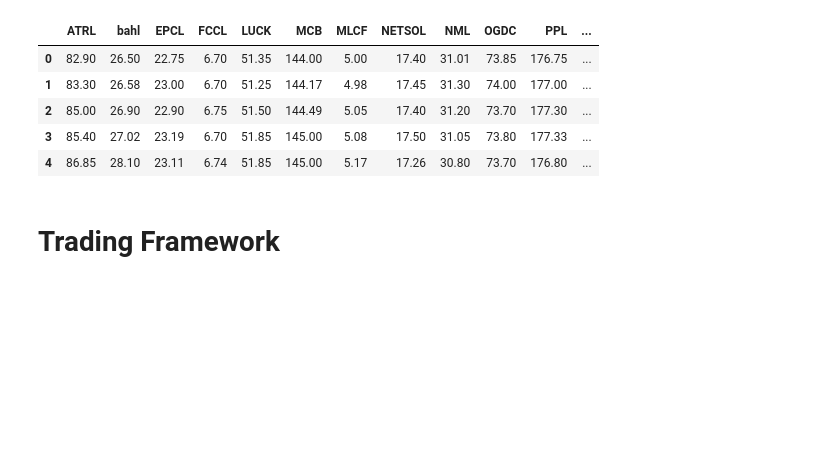
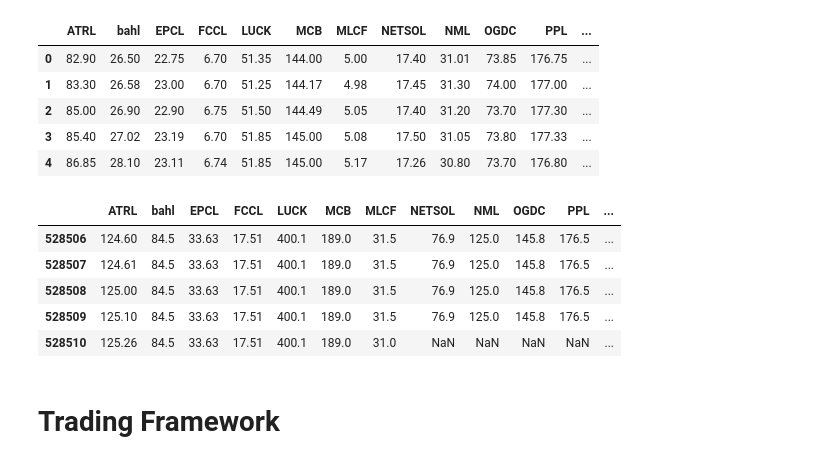
Before and after one commit to Syed-Sherjeel/PSX_Trading_Bot, a Jupyter notebook: Untitled.ipynb, the cells around one changed output. Cells and saved outputs as stored; diff of their text form; code cells hidden in the pictures; blank space fills up the shorter version.

```diff
--- a/Untitled.ipynb
+++ b/Untitled.ipynb
@@ -22,7 +22,8 @@ from sklearn.metrics import mean_squared_error,r2_score
 # %% [markdown]
 # Loading Data
 # %%
-df=pd.read_csv('../MPT Data/Combined.csv')
+#df=pd.read_csv('../MPT Data/Combined.csv')
+df=pd.read_csv('Combined.csv')
 df.drop(['TRADE_ENTRY_DATE','Unnamed: 0'],axis=1,inplace=True)
 for _,columns in enumerate(df):
     df[[columns]]=df[[columns]].astype('float')
@@ -36,6 +37,15 @@ df.head()
 | 2 | 85.00 | 26.90 | 22.90 | 6.75 | 51.50 | 144.49 | 5.05 | 17.40 | 31.20 | 73.70 | 177.30 | ... |
 | 3 | 85.40 | 27.02 | 23.19 | 6.70 | 51.85 | 145.00 | 5.08 | 17.50 | 31.05 | 73.80 | 177.33 | ... |
 | 4 | 86.85 | 28.10 | 23.11 | 6.74 | 51.85 | 145.00 | 5.17 | 17.26 | 30.80 | 73.70 | 176.80 | ... |
+# %%
+df.tail()
+# %% [output]
+|  | ATRL | bahl | EPCL | FCCL | LUCK | MCB | MLCF | NETSOL | NML | OGDC | PPL | ... |
+| 528506 | 124.60 | 84.5 | 33.63 | 17.51 | 400.1 | 189.0 | 31.5 | 76.9 | 125.0 | 145.8 | 176.5 | ... |
+| 528507 | 124.61 | 84.5 | 33.63 | 17.51 | 400.1 | 189.0 | 31.5 | 76.9 | 125.0 | 145.8 | 176.5 | ... |
+| 528508 | 125.00 | 84.5 | 33.63 | 17.51 | 400.1 | 189.0 | 31.5 | 76.9 | 125.0 | 145.8 | 176.5 | ... |
+| 528509 | 125.10 | 84.5 | 33.63 | 17.51 | 400.1 | 189.0 | 31.5 | 76.9 | 125.0 | 145.8 | 176.5 | ... |
+| 528510 | 125.26 | 84.5 | 33.63 | 17.51 | 400.1 | 189.0 | 31.0 | NaN | NaN | NaN | NaN | ... |
 # %% [markdown]
 # Trading Framework
 # %% [markdown]
```
Also changed, not shown: parts of 20 cells of this notebook.
